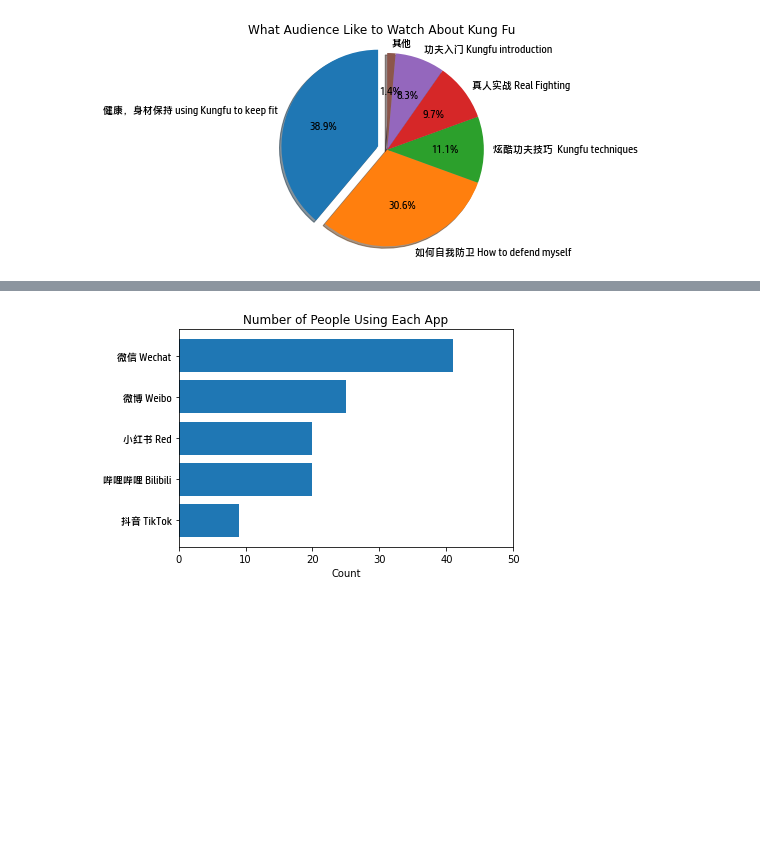
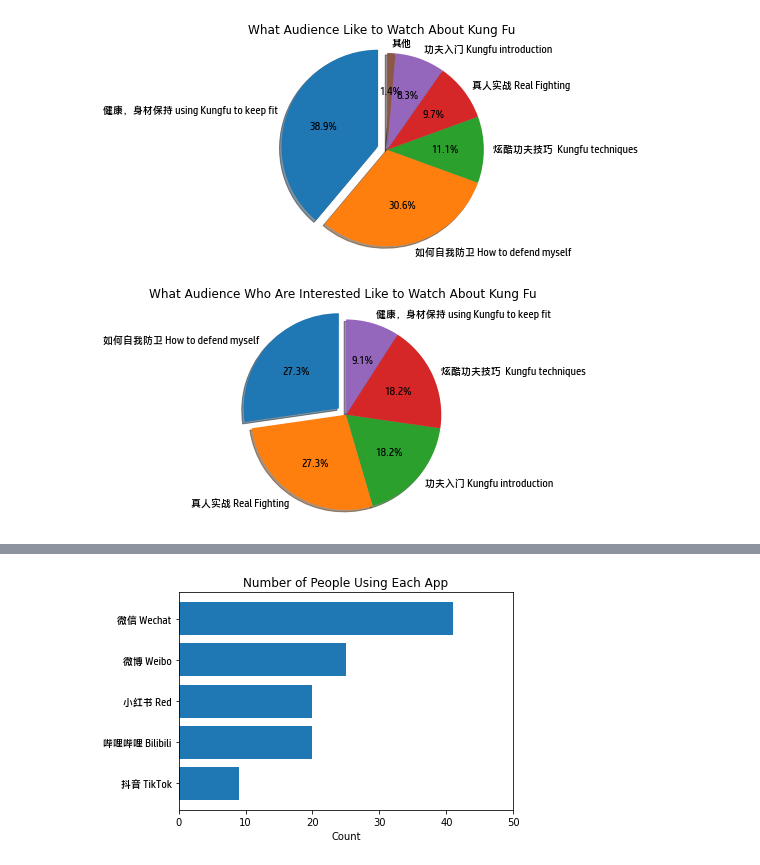
Before and after one commit to ChloeZzzzz/PCP_Team_21_2021, a Jupyter notebook: preference_analysis.ipynb, the cells around one changed output, grey strips where cells are left out. Saved outputs shown, nothing was run; the diff lists cells and outputs as text; code cells hidden in the pictures; blank space fills up the shorter version.

Commit message:
add pie charts on particular audience groups

```diff
--- a/preference_analysis.ipynb
+++ b/preference_analysis.ipynb
@@ -111,3 +111,12 @@ def customized_plot_pie(labels, sizes, title):
 customized_plot_pie(kungfu_aspect_df.index, kungfu_aspect_df["Count"], "What Audience Like to Watch About Kung Fu")
 # %% [output]
 [figure]
+# %%
+interested_audience =  df[df["kungfu_interest"] == "感兴趣 Yes"]
+interested_aspect_count = pd.Series(Counter(chain.from_iterable(interested_audience['kungfu_aspect'])))
+interested_aspect_df = pd.DataFrame(interested_aspect_count).rename(columns = {0: "Count"})
+
+interested_aspect_df = interested_aspect_df.sort_values(by=['Count'], ascending=False)
+customized_plot_pie(interested_aspect_df.index, interested_aspect_df["Count"], "What Audience Who Are Interested Like to Watch About Kung Fu")
+# %% [output]
+[figure, added]
```
Also changed, not shown: parts of 1 cell of this notebook.
